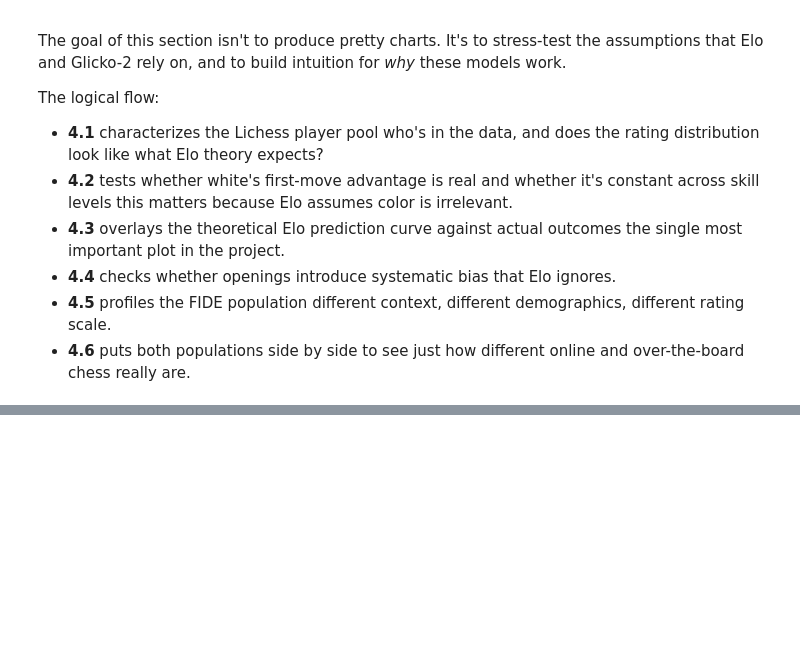
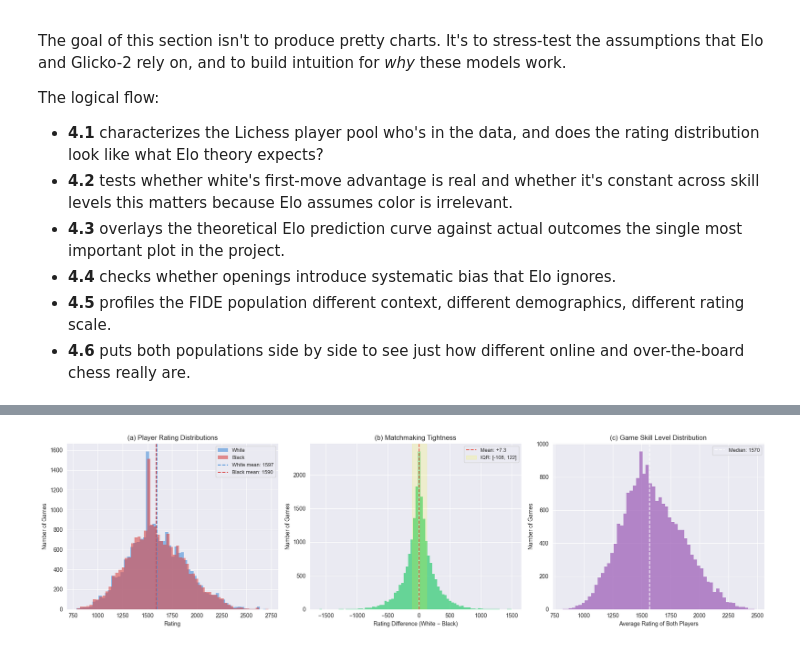
Before and after one commit to AhmedInv40/Chess-Rating-Systems, a Jupyter notebook: Chess Rating Systems.ipynb, the cells around one changed output, grey strips where cells are left out. Cells and saved outputs as stored; diff of their text form; code cells hidden in the pictures; blank space fills up the shorter version.

```diff
--- a/Chess Rating Systems.ipynb
+++ b/Chess Rating Systems.ipynb
@@ -579,0 +584,50 @@ The logical flow:
+# %%
+# Figure 1: Lichess rating distributions
+fig, axes = plt.subplots(1, 3, figsize=(18, 5))  # 3 subplots side by side
+
+# Panel A: White & Black rating distributions overlaid
+axes[0].hist(lichess['white_rating'], bins=60, alpha=0.6,
+             color='#4a90d9', label='White', edgecolor='none')
+axes[0].hist(lichess['black_rating'], bins=60, alpha=0.6,
+             color='#d94a4a', label='Black', edgecolor='none')
+axes[0].axvline(lichess['white_rating'].mean(), color='#4a90d9',
+               linestyle='--', linewidth=1.5, label=f'White mean: {lichess["white_rating"].mean():.0f}')
+axes[0].axvline(lichess['black_rating'].mean(), color='#d94a4a',
+               linestyle='--', linewidth=1.5, label=f'Black mean: {lichess["black_rating"].mean():.0f}')
+axes[0].set_xlabel('Rating')
+axes[0].set_ylabel('Number of Games')
+axes[0].set_title('(a) Player Rating Distributions')
+axes[0].legend(fontsize=9)
+
+# Panel B: Rating difference (white - black)
+axes[1].hist(lichess['rating_diff'], bins=80, color='#2ecc71',
+             edgecolor='none', alpha=0.7)
+axes[1].axvline(0, color='white', linestyle='-', linewidth=1)
+axes[1].axvline(lichess['rating_diff'].mean(), color='#e74c3c',
+               linestyle='--', linewidth=1.5,
+               label=f'Mean: {lichess["rating_diff"].mean():+.1f}')
+# Shade the IQR (interquartile range)
+q25 = lichess['rating_diff'].quantile(0.25)
+q75 = lichess['rating_diff'].quantile(0.75)
+axes[1].axvspan(q25, q75, alpha=0.15, color='yellow',
+               label=f'IQR: [{q25:.0f}, {q75:.0f}]')
+axes[1].set_xlabel('Rating Difference (White − Black)')
+axes[1].set_ylabel('Number of Games')
+axes[1].set_title('(b) Matchmaking Tightness')
+axes[1].legend(fontsize=9)
+
+# Panel C: Average game rating (skill level of each game)
+axes[2].hist(lichess['avg_rating'], bins=60, color='#9b59b6',
+             edgecolor='none', alpha=0.7)
+axes[2].axvline(lichess['avg_rating'].median(), color='white',
+               linestyle='--', linewidth=1.5,
+               label=f'Median: {lichess["avg_rating"].median():.0f}')
+axes[2].set_xlabel('Average Rating of Both Players')
+axes[2].set_ylabel('Number of Games')
+axes[2].set_title('(c) Game Skill Level Distribution')
+axes[2].legend(fontsize=9)
+
+plt.tight_layout()
+plt.show()
+# %% [output]
+[figure, added]
```
Also changed, not shown: parts of 9 cells of this notebook.
